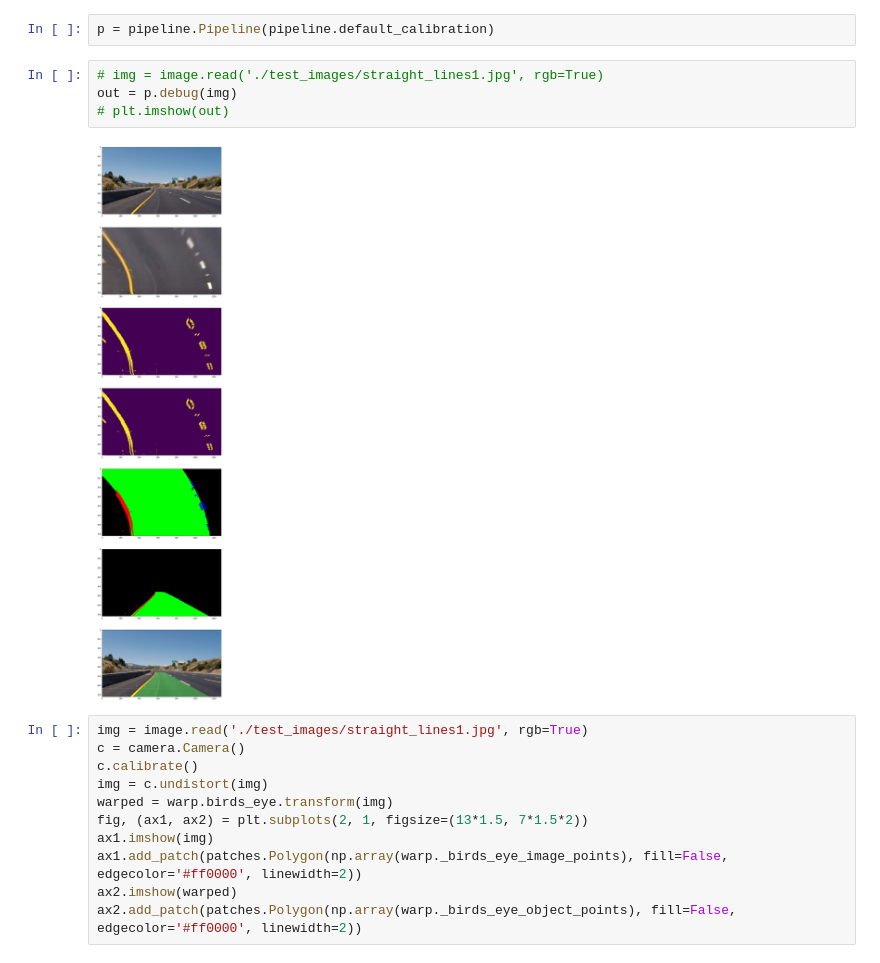
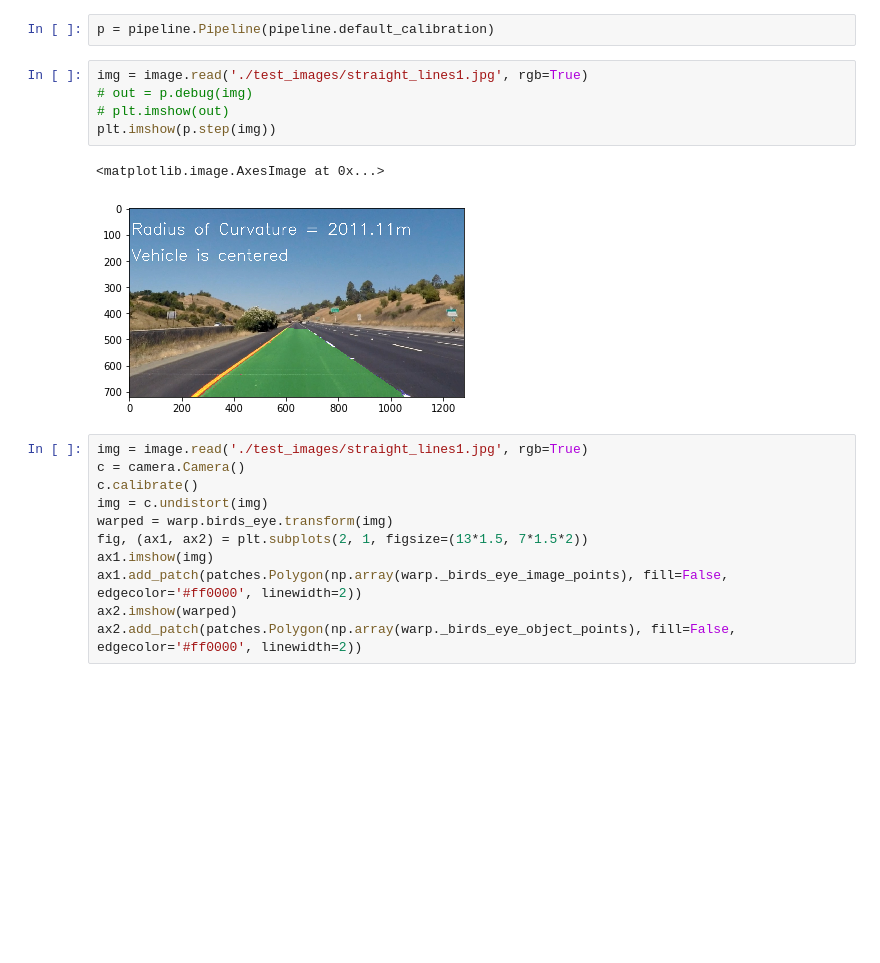
Before and after one commit to tdb-alcorn/CarND-Advanced-Lane-Lines, a Jupyter notebook: scratch.ipynb, the cells around one changed output. Saved outputs shown, nothing was run; the diff lists cells and outputs as text; blank space fills up the shorter version.

```diff
--- a/scratch.ipynb
+++ b/scratch.ipynb
@@ -43,11 +43,13 @@ interactive(children=(IntSlider(value=127, description='sobel_mag_min', max=255)
 # %%
 p = pipeline.Pipeline(pipeline.default_calibration)
 # %%
-# img = image.read('./test_images/straight_lines1.jpg', rgb=True)
-out = p.debug(img)
+img = image.read('./test_images/straight_lines1.jpg', rgb=True)
+# out = p.debug(img)
 # plt.imshow(out)
+plt.imshow(p.step(img))
 # %% [output]
+<matplotlib.image.AxesImage at 0x...>
-[figure, old version]
+[figure, new version]
 # %%
 img = image.read('./test_images/straight_lines1.jpg', rgb=True)
 c = camera.Camera()
```
Also changed, not shown: 5 other files.
